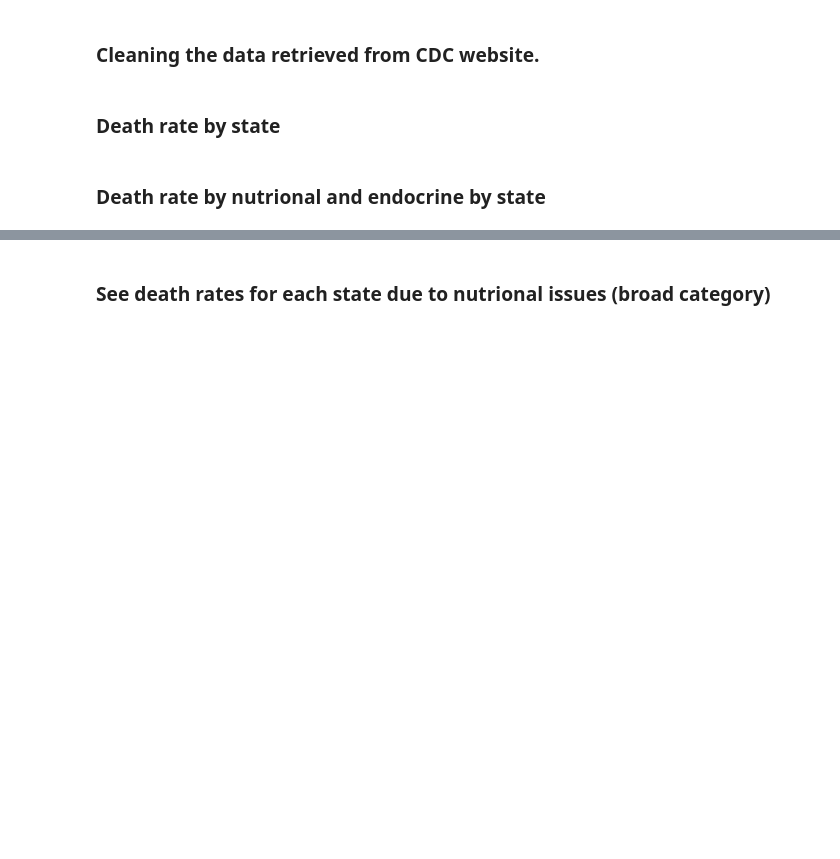
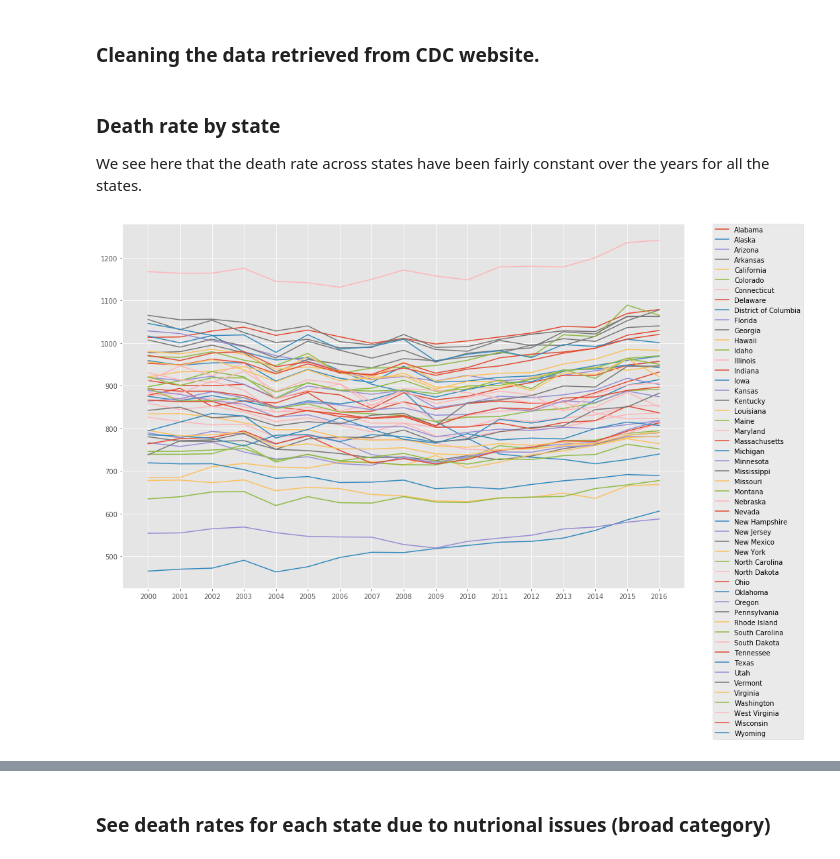
Before and after one commit to ramanujam/USAgriculturePDS, a Jupyter notebook: notebooks/writeup_draft1.ipynb, the cells around one changed output, grey strips where cells are left out. Saved outputs shown, nothing was run; the diff lists cells and outputs as text; code cells hidden in the pictures; blank space fills up the shorter version.

```diff
--- a/notebooks/writeup_draft1.ipynb
+++ b/notebooks/writeup_draft1.ipynb
@@ -88,9 +109,13 @@ def clean_data(filename, **kwargs):
     df['Crude Rate'] = df['Crude Rate'].astype(float)
     df['Year'] = df['Year'].astype(int)
     return df
-# %% [markdown]
-### Death rate by state
+# %% [markdown]
+### Death rate by state
+
+We see here that the death rate across states have been fairly constant over the years for all the states.
 # %%
 death_rate_state_year = clean_data('death_rate_by_state_year.txt', remove_cols=['State Code', 'Year Code'])
-# %% [markdown]
-### Death rate by nutrional and endocrine by state
+# %%
+plot_all_states(death_rate_state_year)
+# %% [output]
+[figure, added]
```
Also changed, not shown: parts of 31 cells of this notebook, 1 other file.
